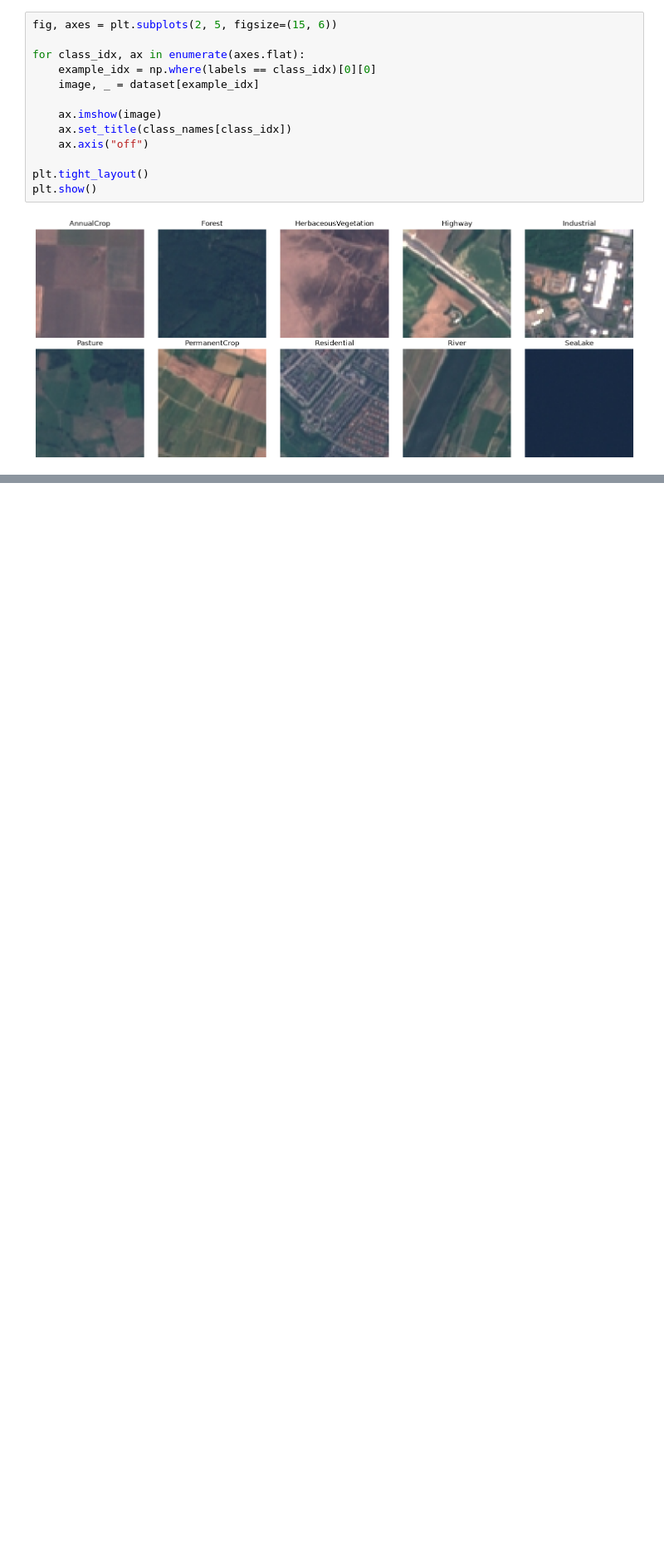
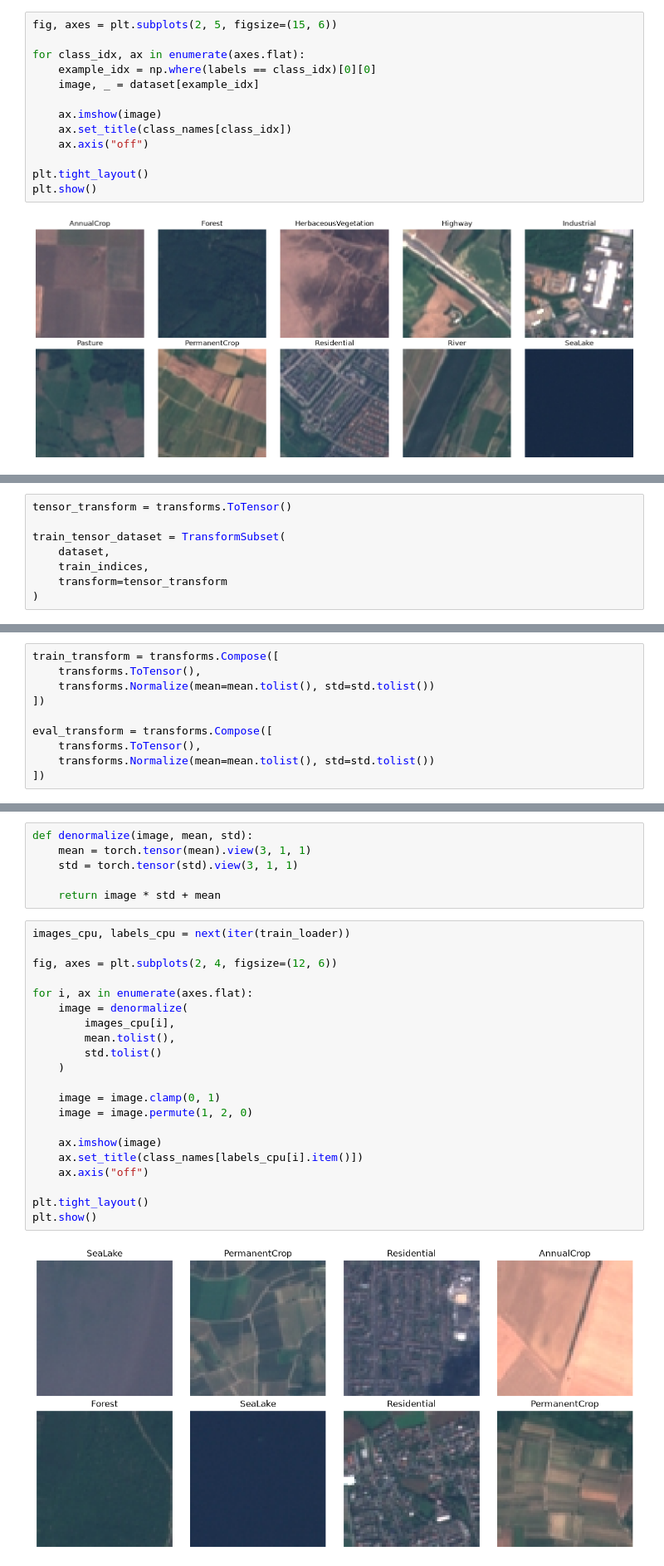
Before and after one commit to Abdul-Rahman-bme/EN3150-Group-Assignment-03-CNN, a Jupyter notebook: notebooks/01_dataset_preparation.ipynb, the cells around one changed output, grey strips where cells are left out. Shown at 83% size. Drawn from its saved outputs; the diff is of its cells as text; blank space fills up the shorter version.

```diff
--- a/notebooks/01_dataset_preparation.ipynb
+++ b/notebooks/01_dataset_preparation.ipynb
@@ -205,0 +228,8 @@ plt.show()
+# %%
+tensor_transform = transforms.ToTensor()
+
+train_tensor_dataset = TransformSubset(
+    dataset,
+    train_indices,
+    transform=tensor_transform
+)
@@ -205,0 +262,10 @@ plt.show()
+# %%
+train_transform = transforms.Compose([
+    transforms.ToTensor(),
+    transforms.Normalize(mean=mean.tolist(), std=std.tolist())
+])
+
+eval_transform = transforms.Compose([
+    transforms.ToTensor(),
+    transforms.Normalize(mean=mean.tolist(), std=std.tolist())
+])
@@ -205,0 +350,29 @@ plt.show()
+# %%
+def denormalize(image, mean, std):
+    mean = torch.tensor(mean).view(3, 1, 1)
+    std = torch.tensor(std).view(3, 1, 1)
+
+    return image * std + mean
+# %%
+images_cpu, labels_cpu = next(iter(train_loader))
+
+fig, axes = plt.subplots(2, 4, figsize=(12, 6))
+
+for i, ax in enumerate(axes.flat):
+    image = denormalize(
+        images_cpu[i],
+        mean.tolist(),
+        std.tolist()
+    )
+
+    image = image.clamp(0, 1)
+    image = image.permute(1, 2, 0)
+
+    ax.imshow(image)
+    ax.set_title(class_names[labels_cpu[i].item()])
+    ax.axis("off")
+
+plt.tight_layout()
+plt.show()
+# %% [output]
+[figure, added]
```
Also changed, not shown: parts of 9 cells of this notebook.
